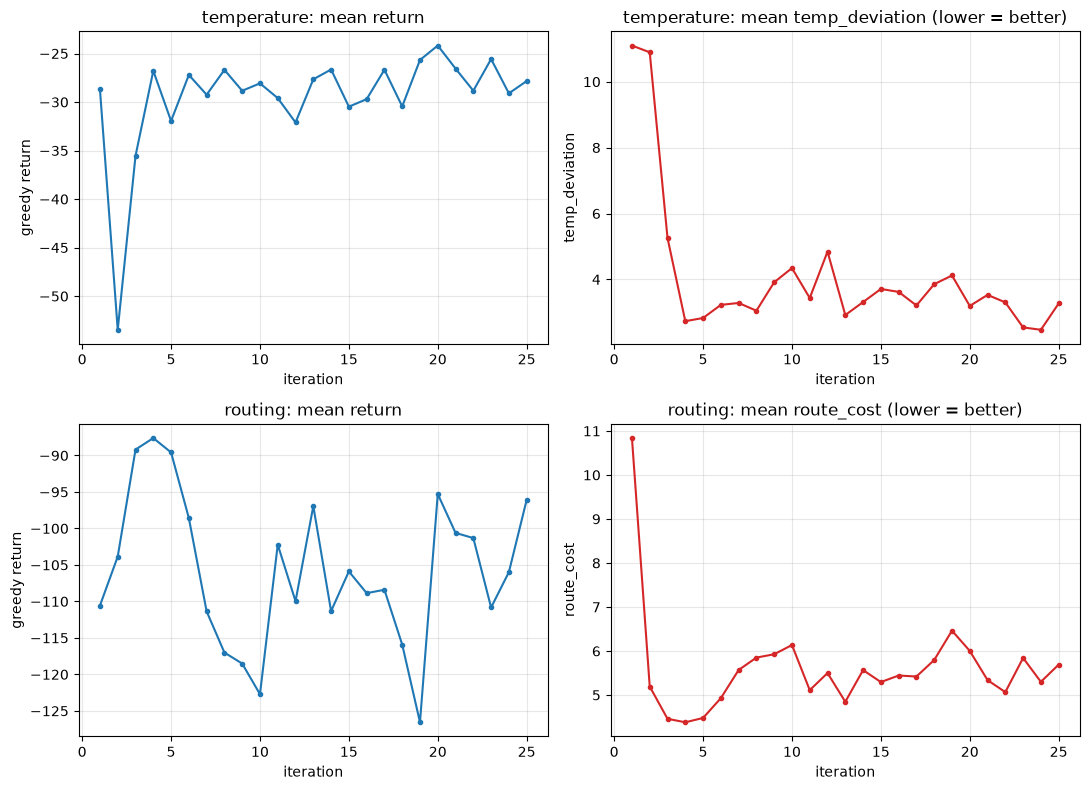
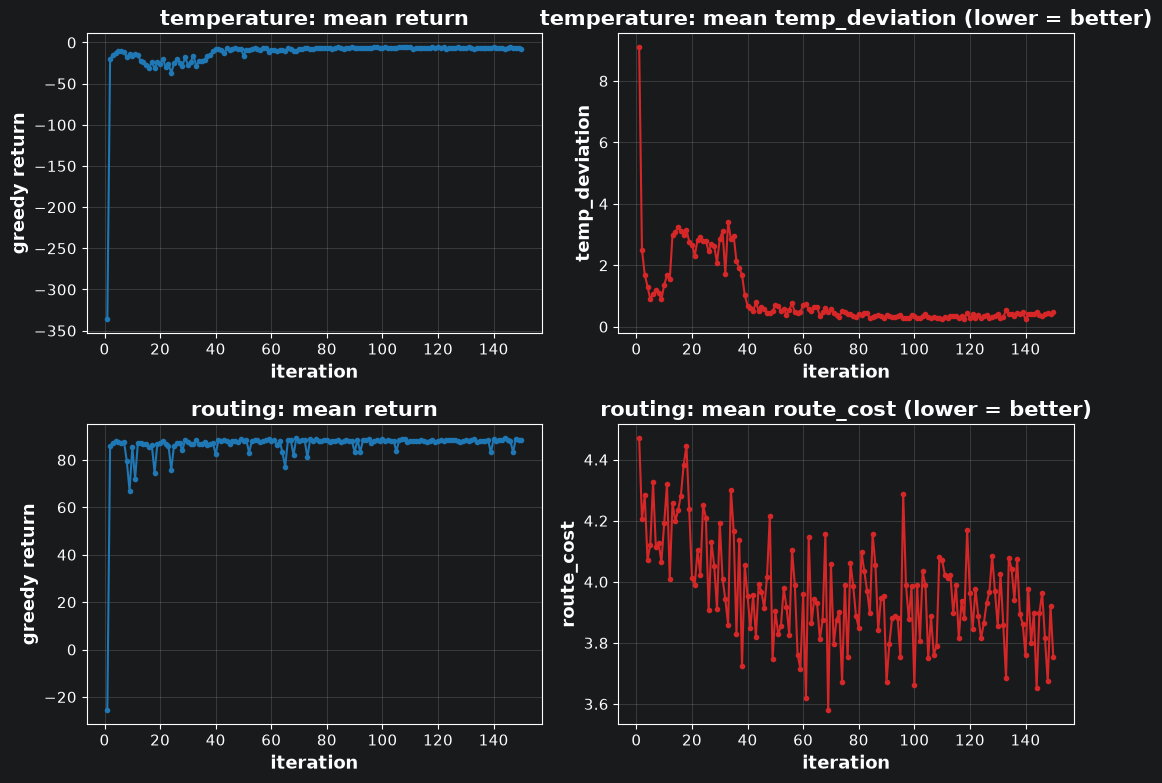
The change to this notebook cell's code, shown as a diff; its figure went from the first image to the second:
--- before
+++ after
@@ -1,9 +1,10 @@
 fig, axes = plt.subplots(len(AGENTS), 2, figsize=(11, 4 * len(AGENTS)), squeeze=False)
 for i, a in enumerate(AGENTS):
-    metric_key = METRIC[a][0]
+    metric_key, direction = METRIC[a]
+    goal = "lower = better" if direction == "min" else "higher = better"
     axes[i][0].plot(curve["iteration"], curve[f"return_{a}"], marker="o", ms=3, color="tab:blue")
     axes[i][0].set(title=f"{a}: mean return", xlabel="iteration", ylabel="greedy return")
     axes[i][1].plot(curve["iteration"], curve[f"{metric_key}_{a}"], marker="o", ms=3, color="tab:red")
-    axes[i][1].set(title=f"{a}: mean {metric_key} (lower = better)", xlabel="iteration", ylabel=metric_key)
+    axes[i][1].set(title=f"{a}: mean {metric_key} ({goal})", xlabel="iteration", ylabel=metric_key)
 fig.tight_layout()
 plt.show()

Commit: docs(notebooks): add new notebook + fix plot